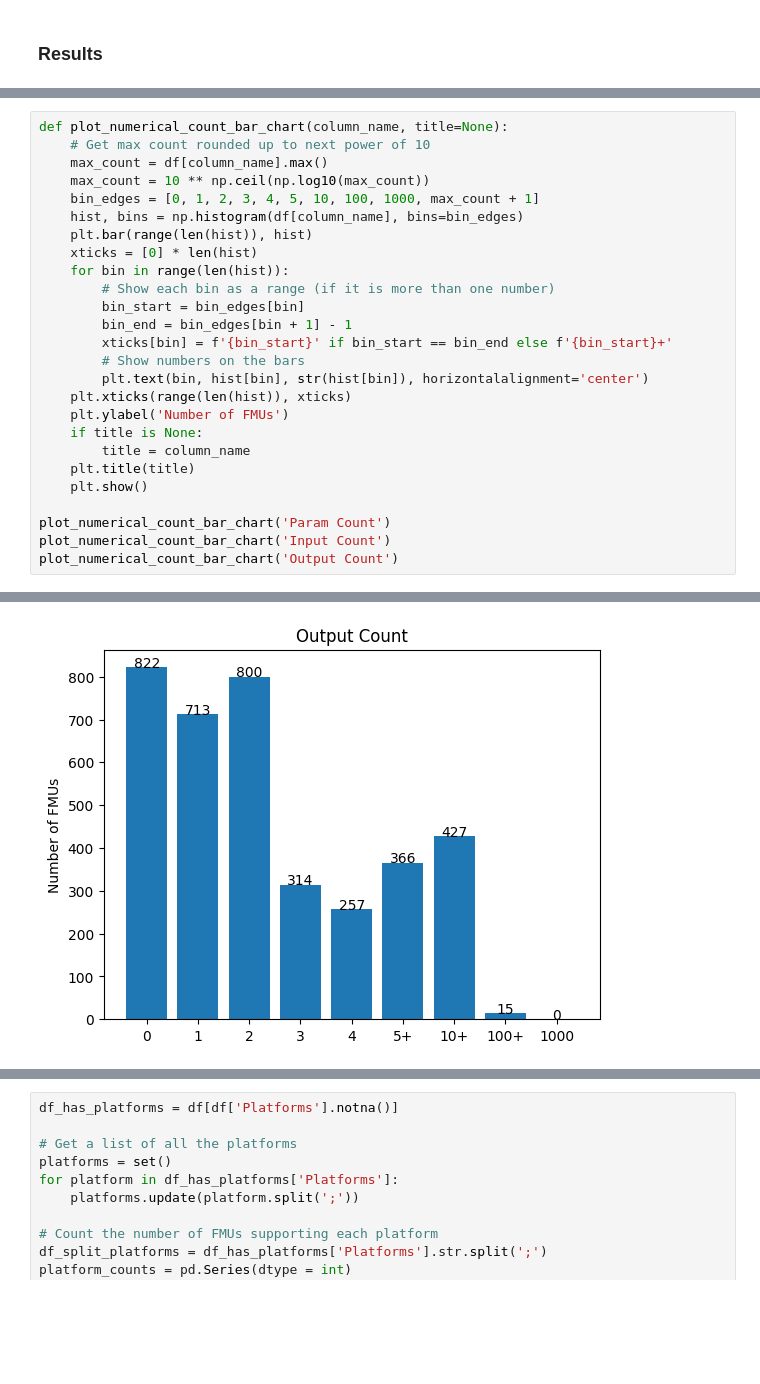
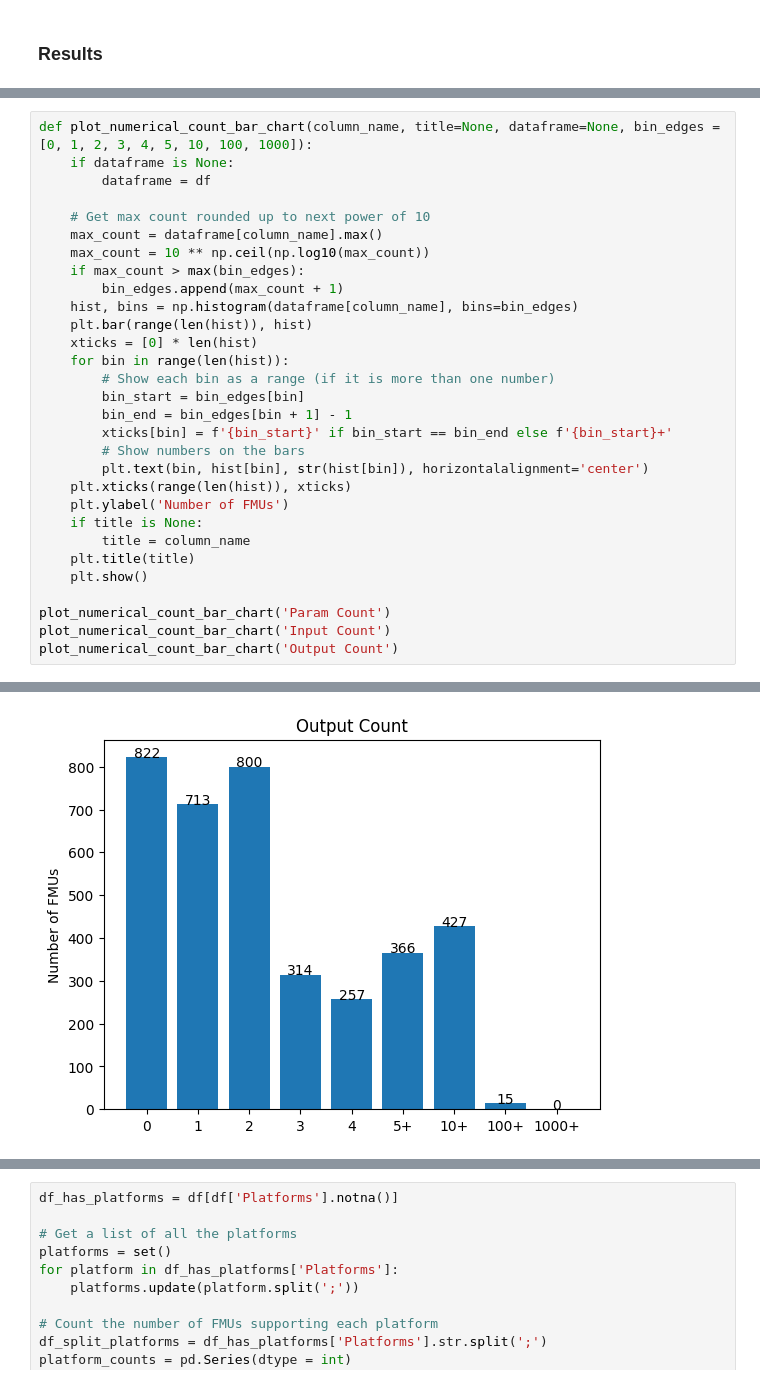
Before and after one commit to ForrestTrepte/FindOpenSimulationModels, a Jupyter notebook: FindOpenSimulationModels.ipynb, the cells around one changed output, grey strips where cells are left out. Saved outputs shown, nothing was run; the diff lists cells and outputs as text; blank space fills up the shorter version.

Commit message:
repository analysis charts

```diff
--- a/FindOpenSimulationModels.ipynb
+++ b/FindOpenSimulationModels.ipynb
@@ -244,35 +246,39 @@ See the caveats in the documentation: https://pandas.pydata.org/pandas-docs/stab
   df['Interface Type'] = 'Neither'
 [figure]
 # %%
-def plot_numerical_count_bar_chart(column_name, title=None):
+def plot_numerical_count_bar_chart(column_name, title=None, dataframe=None, bin_edges = [0, 1, 2, 3, 4, 5, 10, 100, 1000]):
+    if dataframe is None:
+        dataframe = df
+
     # Get max count rounded up to next power of 10
-    max_count = df[column_name].max()
+    max_count = dataframe[column_name].max()
     max_count = 10 ** np.ceil(np.log10(max_count))
-    bin_edges = [0, 1, 2, 3, 4, 5, 10, 100, 1000, max_count + 1]
-    hist, bins = np.histogram(df[column_name], bins=bin_edges)
+    if max_count > max(bin_edges):
+        bin_edges.append(max_count + 1)
+    hist, bins = np.histogram(dataframe[column_name], bins=bin_edges)
     plt.bar(range(len(hist)), hist)
     xticks = [0] * len(hist)
     for bin in range(len(hist)):
         # Show each bin as a range (if it is more than one number)
         bin_start = bin_edges[bin]
         bin_end = bin_edges[bin + 1] - 1
         xticks[bin] = f'{bin_start}' if bin_start == bin_end else f'{bin_start}+'
         # Show numbers on the bars
         plt.text(bin, hist[bin], str(hist[bin]), horizontalalignment='center')
     plt.xticks(range(len(hist)), xticks)
     plt.ylabel('Number of FMUs')
     if title is None:
         title = column_name
     plt.title(title)
     plt.show()
 
 plot_numerical_count_bar_chart('Param Count')
 plot_numerical_count_bar_chart('Input Count')
 plot_numerical_count_bar_chart('Output Count')
 # %% [output]
 [figure]
 [figure]
-[figure, old version]
+[figure, new version]
 # %%
 from collections import namedtuple
 import pandas as pd
```
Also changed, not shown: parts of 3 cells of this notebook.
